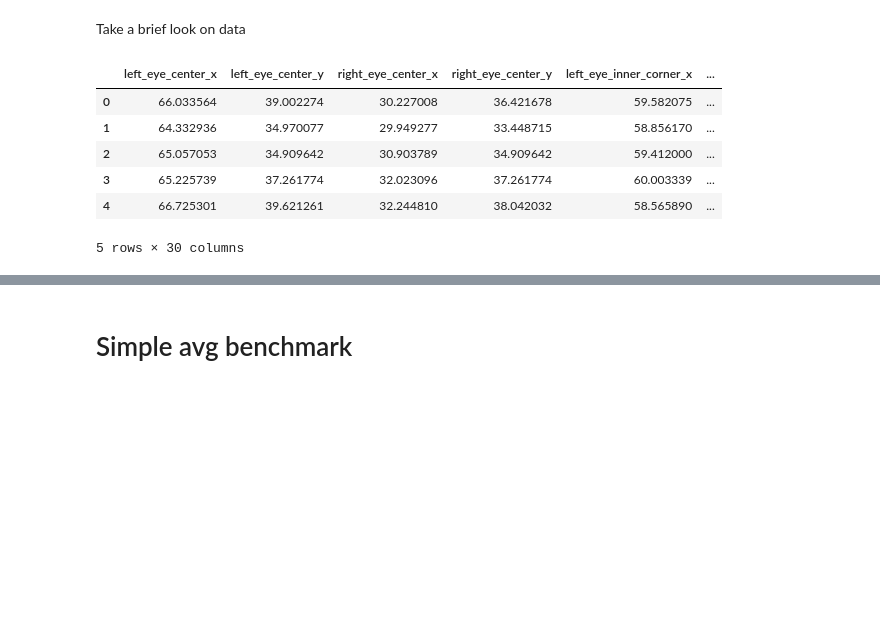
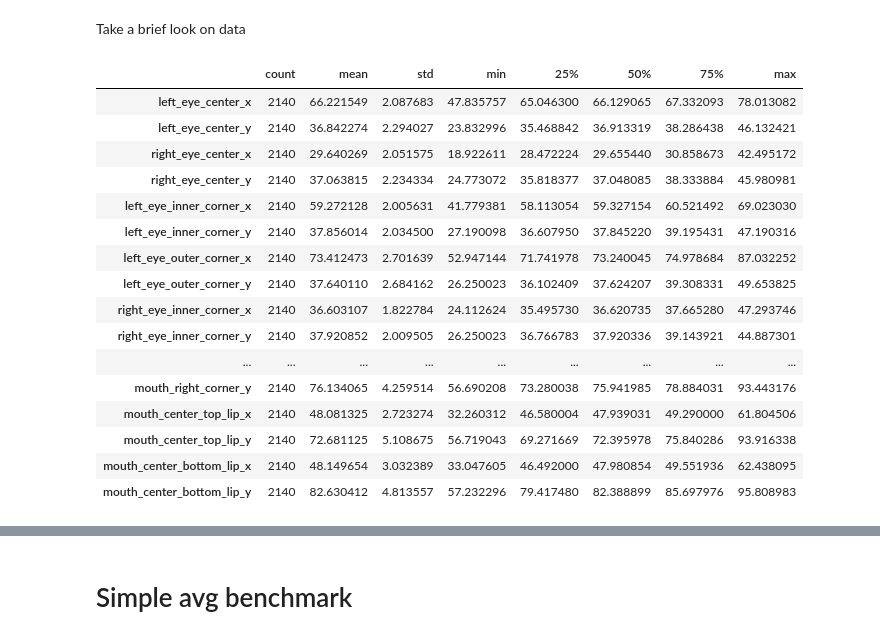
Before and after one commit to mdmitr/Kaggle_FacialKeypointsDetection, a Jupyter notebook: Facial Keypoints Detection.ipynb, the cells around one changed output, grey strips where cells are left out. Saved outputs shown, nothing was run; the diff lists cells and outputs as text; code cells hidden in the pictures; blank space fills up the shorter version.

```diff
--- a/Facial Keypoints Detection.ipynb
+++ b/Facial Keypoints Detection.ipynb
@@ -29,2 +30,5 @@ test = pd.read_csv(z.open('test.csv'))
-# %%
-train = train.dropna() # drop all rows that have missing values in them
+# %%
+# drop nans
+for keypoint in keypoints_columns:
+    train = train[np.isfinite(train[keypoint])]
+train.index = range(0, len(train))
@@ -31,22 +39,36 @@ train = train.dropna() # drop all rows that have missing values in them
 # %% [markdown]
 convert images
 # %%
-train.Image = train.Image.apply(lambda im: np.reshape(np.fromstring(im, sep=' '),96*96))
-train.Image2 = train.Image.apply(lambda img: img.reshape(96,96))
-test.Image = test.Image.apply(lambda im: np.fromstring(im, sep=' '))
-test.Image2 = test.Image.apply(lambda img: img.reshape(96,96))
+train['Image1'] = train.Image.apply(lambda im: np.reshape(np.fromstring(im, sep=' '),96*96))
+train['Image2'] = train.Image1.apply(lambda img: img.reshape(96,96))
+test['Image1'] = test.Image.apply(lambda im: np.fromstring(im, sep=' '))
+test['Image2'] = test.Image1.apply(lambda img: img.reshape(96,96))
+# Create useful arrays with training and test data
+train_X = np.vstack(train.Image1.values)
+train_y = train[keypoints_columns].values
+test_X = np.vstack(test.Image1.values)
 # %% [markdown]
 Take a brief look on data
 # %%
-train[train.columns[0:-1]].head()
+train[train.columns[0:-1]].describe().transpose()
 # %% [output]
-|  | left_eye_center_x | left_eye_center_y | right_eye_center_x | right_eye_center_y | left_eye_inner_corner_x | ... |
-| 0 | 66.033564 | 39.002274 | 30.227008 | 36.421678 | 59.582075 | ... |
-| 1 | 64.332936 | 34.970077 | 29.949277 | 33.448715 | 58.856170 | ... |
-| 2 | 65.057053 | 34.909642 | 30.903789 | 34.909642 | 59.412000 | ... |
-| 3 | 65.225739 | 37.261774 | 32.023096 | 37.261774 | 60.003339 | ... |
-| 4 | 66.725301 | 39.621261 | 32.244810 | 38.042032 | 58.565890 | ... |
+|  | count | mean | std | min | 25% | 50% | 75% | max |
+| left_eye_center_x | 2140 | 66.221549 | 2.087683 | 47.835757 | 65.046300 | 66.129065 | 67.332093 | 78.013082 |
+| left_eye_center_y | 2140 | 36.842274 | 2.294027 | 23.832996 | 35.468842 | 36.913319 | 38.286438 | 46.132421 |
+| right_eye_center_x | 2140 | 29.640269 | 2.051575 | 18.922611 | 28.472224 | 29.655440 | 30.858673 | 42.495172 |
+| right_eye_center_y | 2140 | 37.063815 | 2.234334 | 24.773072 | 35.818377 | 37.048085 | 38.333884 | 45.980981 |
+| left_eye_inner_corner_x | 2140 | 59.272128 | 2.005631 | 41.779381 | 58.113054 | 59.327154 | 60.521492 | 69.023030 |
+| left_eye_inner_corner_y | 2140 | 37.856014 | 2.034500 | 27.190098 | 36.607950 | 37.845220 | 39.195431 | 47.190316 |
+| left_eye_outer_corner_x | 2140 | 73.412473 | 2.701639 | 52.947144 | 71.741978 | 73.240045 | 74.978684 | 87.032252 |
+| left_eye_outer_corner_y | 2140 | 37.640110 | 2.684162 | 26.250023 | 36.102409 | 37.624207 | 39.308331 | 49.653825 |
+| right_eye_inner_corner_x | 2140 | 36.603107 | 1.822784 | 24.112624 | 35.495730 | 36.620735 | 37.665280 | 47.293746 |
+| right_eye_inner_corner_y | 2140 | 37.920852 | 2.009505 | 26.250023 | 36.766783 | 37.920336 | 39.143921 | 44.887301 |
+| ... | ... | ... | ... | ... | ... | ... | ... | ... |
+| mouth_right_corner_y | 2140 | 76.134065 | 4.259514 | 56.690208 | 73.280038 | 75.941985 | 78.884031 | 93.443176 |
+| mouth_center_top_lip_x | 2140 | 48.081325 | 2.723274 | 32.260312 | 46.580004 | 47.939031 | 49.290000 | 61.804506 |
+| mouth_center_top_lip_y | 2140 | 72.681125 | 5.108675 | 56.719043 | 69.271669 | 72.395978 | 75.840286 | 93.916338 |
+| mouth_center_bottom_lip_x | 2140 | 48.149654 | 3.032389 | 33.047605 | 46.492000 | 47.980854 | 49.551936 | 62.438095 |
+| mouth_center_bottom_lip_y | 2140 | 82.630412 | 4.813557 | 57.232296 | 79.417480 | 82.388899 | 85.697976 | 95.808983 |
-5 rows × 30 columns
 # %%
 def plot_sample(x, y, axis):
     plt.imshow(x, cmap='gray')
```
Also changed, not shown: parts of 30 cells of this notebook.
